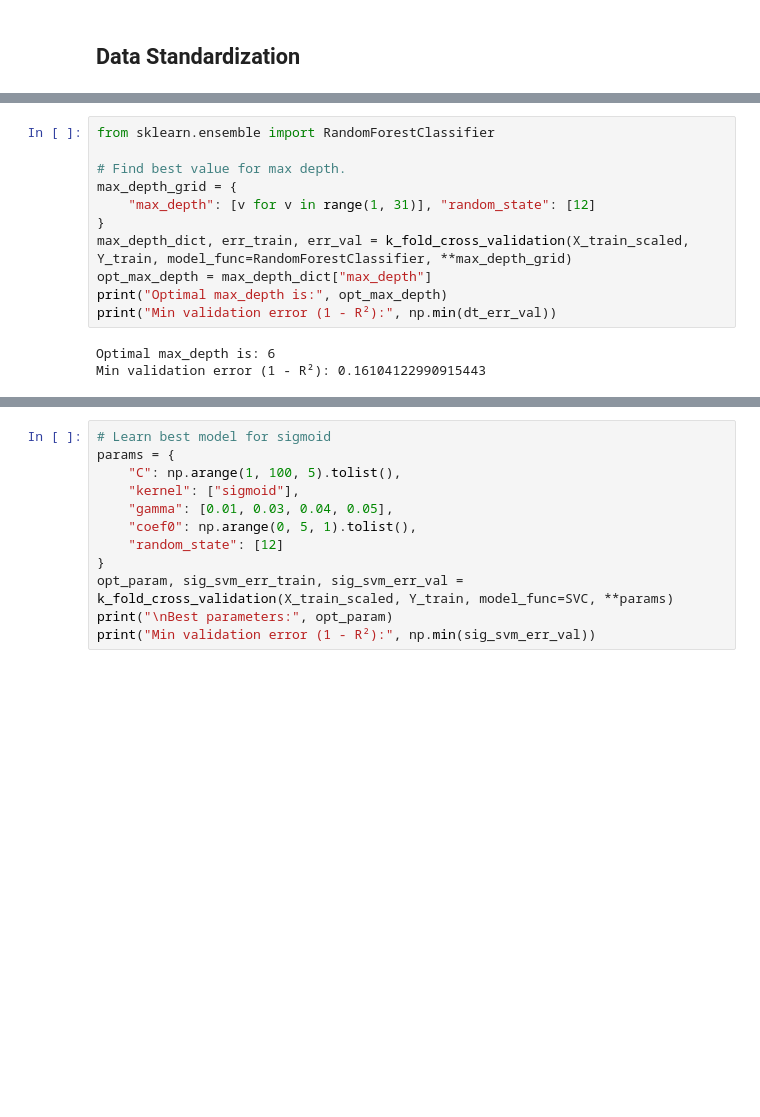
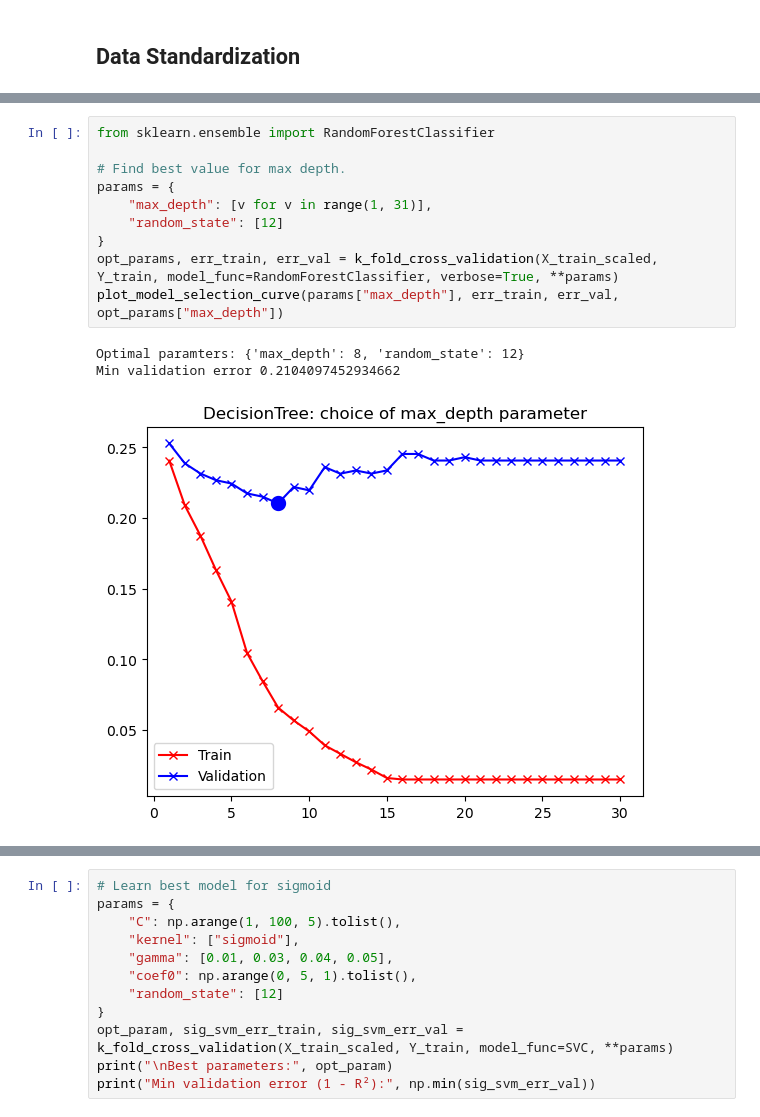
Before and after one commit to luca037/MachineLearningLabs, a Jupyter notebook: extra/kaggle/titanic/titanic.ipynb, the cells around one changed output, grey strips where cells are left out. Cells and saved outputs as stored; diff of their text form; blank space fills up the shorter version.

```diff
--- a/extra/kaggle/titanic/titanic.ipynb
+++ b/extra/kaggle/titanic/titanic.ipynb
@@ -428,14 +358,14 @@ print(final_decision_tree.feature_importances_)
 # %%
 from sklearn.ensemble import RandomForestClassifier
 
 # Find best value for max depth.
-max_depth_grid = {
-    "max_depth": [v for v in range(1, 31)], "random_state": [12]
+params = {
+    "max_depth": [v for v in range(1, 31)],
+    "random_state": [12]
 }
-max_depth_dict, err_train, err_val = k_fold_cross_validation(X_train_scaled, Y_train, model_func=RandomForestClassifier, **max_depth_grid)
-opt_max_depth = max_depth_dict["max_depth"]
-print("Optimal max_depth is:", opt_max_depth)
-print("Min validation error (1 - R²):", np.min(dt_err_val))
+opt_params, err_train, err_val = k_fold_cross_validation(X_train_scaled, Y_train, model_func=RandomForestClassifier, verbose=True, **params)
+plot_model_selection_curve(params["max_depth"], err_train, err_val, opt_params["max_depth"])
 # %% [output]
-Optimal max_depth is: 6
-Min validation error (1 - R²): 0.16104122990915443
+Optimal paramters: {'max_depth': 8, 'random_state': 12}
+Min validation error 0.2104097452934662
+[figure, added]
```
Also changed, not shown: parts of 35 cells of this notebook.
